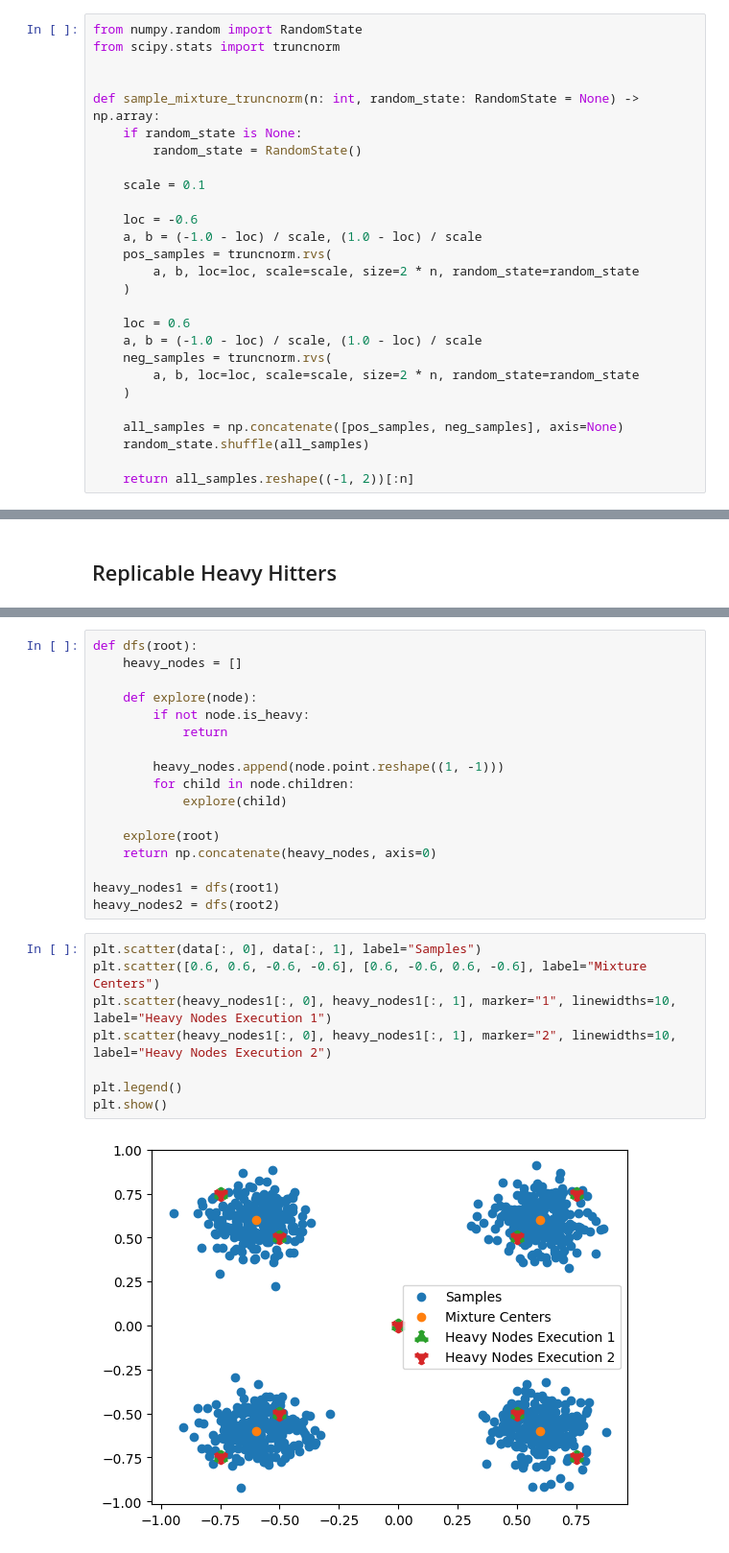
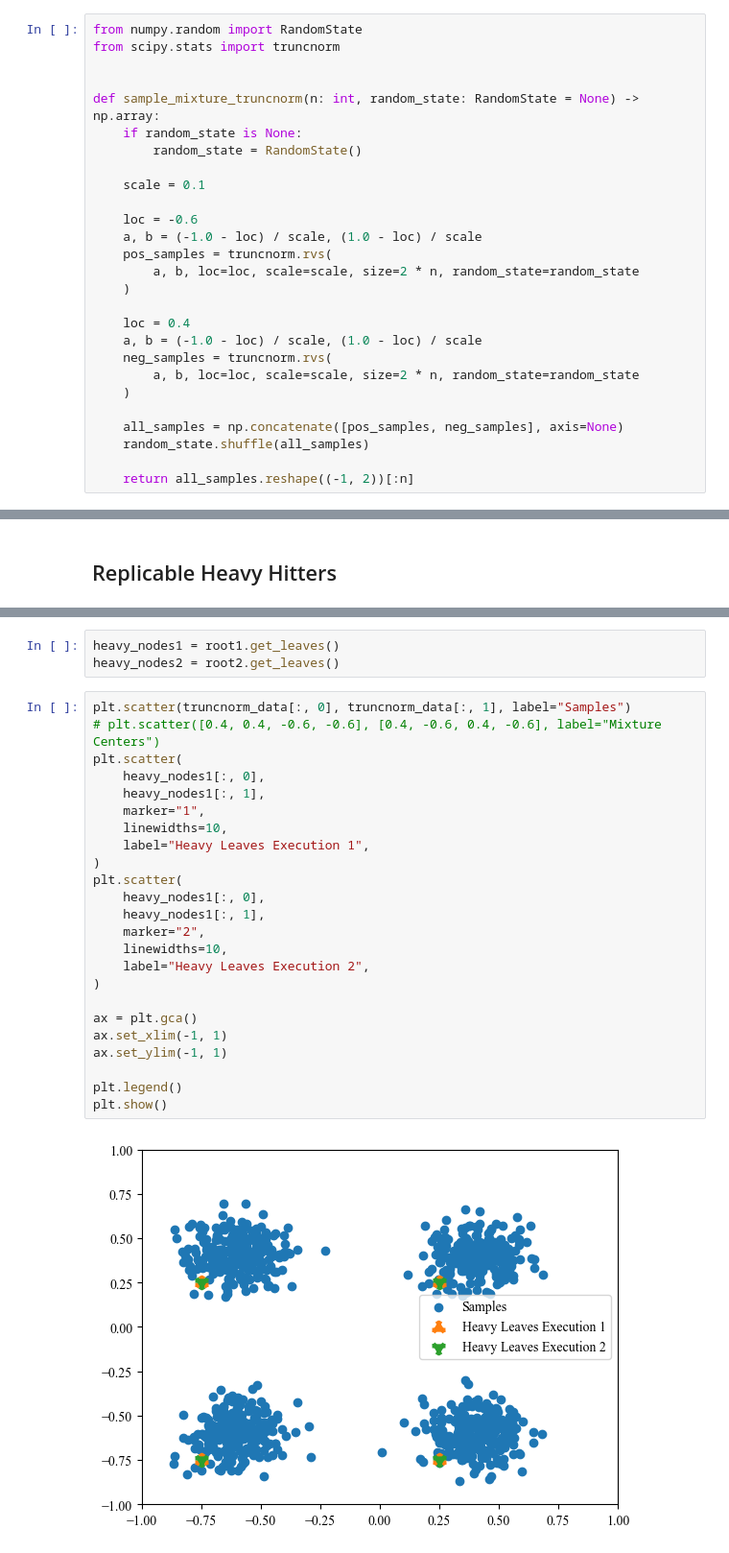
Before and after one commit to felix-cfzhou/replicable_clustering_experiments, a Jupyter notebook: replicable_clustering.ipynb, the cells around one changed output, grey strips where cells are left out. Shown at 96% size. Saved outputs shown, nothing was run; the diff lists cells and outputs as text.

```diff
--- a/replicable_clustering.ipynb
+++ b/replicable_clustering.ipynb
@@ -21,7 +26,7 @@ def sample_mixture_truncnorm(n: int, random_state: RandomState = None) -> np.arr
         a, b, loc=loc, scale=scale, size=2 * n, random_state=random_state
     )
 
-    loc = 0.6
+    loc = 0.4
     a, b = (-1.0 - loc) / scale, (1.0 - loc) / scale
     neg_samples = truncnorm.rvs(
         a, b, loc=loc, scale=scale, size=2 * n, random_state=random_state
@@ -281,27 +441,29 @@ r_heavy_hitters...
 # %%
-def dfs(root):
-    heavy_nodes = []
-
-    def explore(node):
-        if not node.is_heavy:
-            return
-
-        heavy_nodes.append(node.point.reshape((1, -1)))
-        for child in node.children:
-            explore(child)
-
-    explore(root)
-    return np.concatenate(heavy_nodes, axis=0)
-
-heavy_nodes1 = dfs(root1)
-heavy_nodes2 = dfs(root2)
+heavy_nodes1 = root1.get_leaves()
+heavy_nodes2 = root2.get_leaves()
 # %%
-plt.scatter(data[:, 0], data[:, 1], label="Samples")
-plt.scatter([0.6, 0.6, -0.6, -0.6], [0.6, -0.6, 0.6, -0.6], label="Mixture Centers")
-plt.scatter(heavy_nodes1[:, 0], heavy_nodes1[:, 1], marker="1", linewidths=10, label="Heavy Nodes Execution 1")
-plt.scatter(heavy_nodes1[:, 0], heavy_nodes1[:, 1], marker="2", linewidths=10, label="Heavy Nodes Execution 2")
+plt.scatter(truncnorm_data[:, 0], truncnorm_data[:, 1], label="Samples")
+# plt.scatter([0.4, 0.4, -0.6, -0.6], [0.4, -0.6, 0.4, -0.6], label="Mixture Centers")
+plt.scatter(
+    heavy_nodes1[:, 0],
+    heavy_nodes1[:, 1],
+    marker="1",
+    linewidths=10,
+    label="Heavy Leaves Execution 1",
+)
+plt.scatter(
+    heavy_nodes1[:, 0],
+    heavy_nodes1[:, 1],
+    marker="2",
+    linewidths=10,
+    label="Heavy Leaves Execution 2",
+)
+
+ax = plt.gca()
+ax.set_xlim(-1, 1)
+ax.set_ylim(-1, 1)
 
 plt.legend()
 plt.show()
 # %% [output]
-[figure, old version]
+[figure, new version]
```
Also changed, not shown: parts of 28 cells of this notebook, 5 other files.
